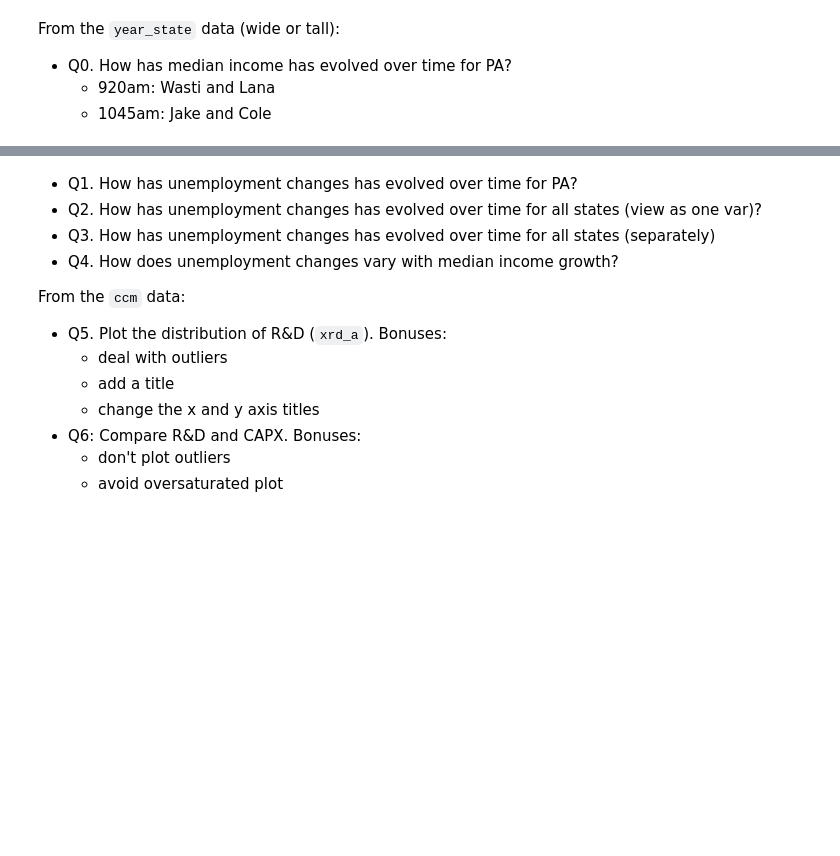
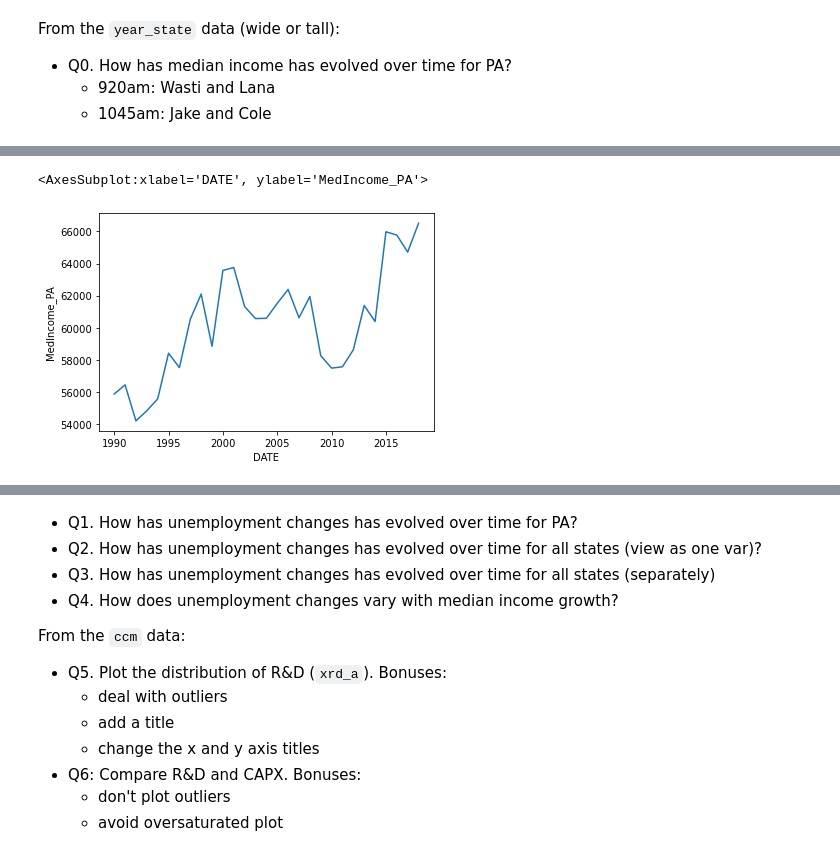
Before and after one commit to priyagb99/Class-Notes-920am, a Jupyter notebook: exercises/Plotting exercises.ipynb, the cells around one changed output, grey strips where cells are left out. Cells and saved outputs as stored; diff of their text form; code cells hidden in the pictures; blank space fills up the shorter version.

```diff
--- a/exercises/Plotting exercises.ipynb
+++ b/exercises/Plotting exercises.ipynb
@@ -125,0 +128,8 @@ sns.lineplot(data=year_state_tall,
+# %%
+# seaborn, from the wide version
+sns.lineplot(data=year_state_wide,
+             x="DATE",
+             y="MedIncome_PA")
+# %% [output]
+<AxesSubplot:xlabel='DATE', ylabel='MedIncome_PA'>
+[figure, added]
```
Also changed, not shown: parts of 11 cells of this notebook.
